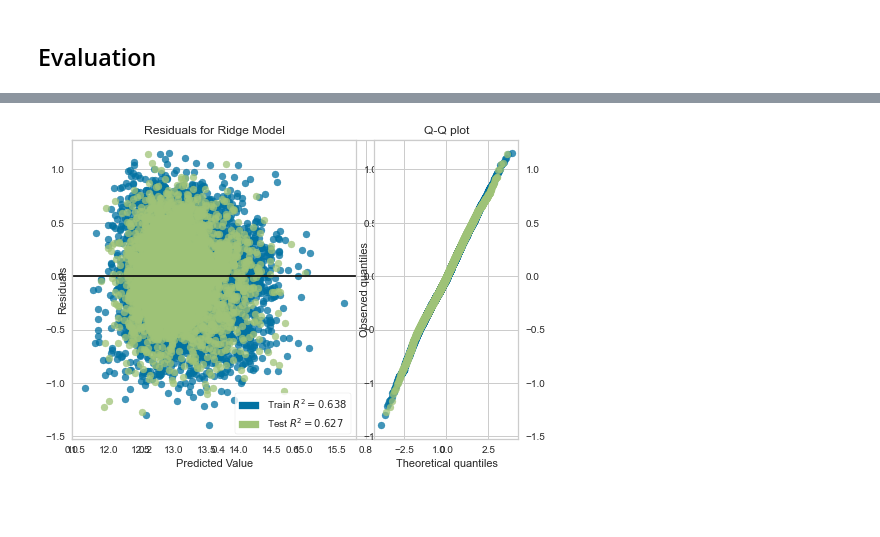
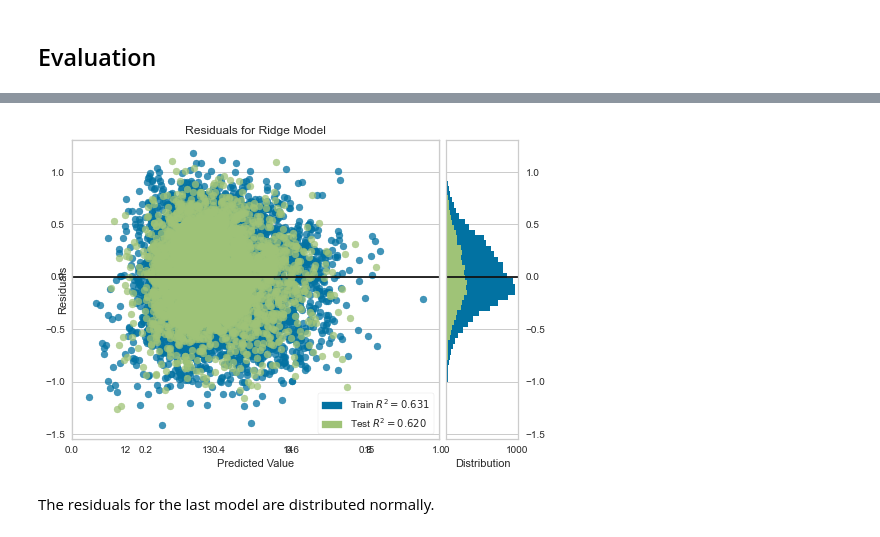
Before and after one commit to jonnyhof/kings_county_housing_analysis, a Jupyter notebook: tosca_king_county_housing_analysis.ipynb, the cells around one changed output, grey strips where cells are left out. Drawn from its saved outputs; the diff is of its cells as text; code cells hidden in the pictures; blank space fills up the shorter version.

```diff
--- a/tosca_king_county_housing_analysis.ipynb
+++ b/tosca_king_county_housing_analysis.ipynb
@@ -608,0 +704,10 @@ X_test_scaled = scaler.transform(for_df_test)
+# %%
+fir_df_scaled = pd.DataFrame(ct.fit_transform(fir_df), columns=fir_cols)
+# %%
+cond_dummies = pd.get_dummies(fir_df_scaled['condition'], prefix='cond', drop_first=True)
+grd_dummies = pd.get_dummies(fir_df_scaled['grade'], prefix='grd', drop_first=True)
+# %%
+fir_df_scaled = fir_df_scaled.drop(['condition', 'grade'], axis=1)
+
+fir_df_scaled = pd.concat([fir_df_scaled, cond_dummies, grd_dummies], axis=1)
+fir_df_scaled.head()
@@ -638,8 +774,8 @@ OLS Regression Results
 Notes:
 [1] Standard Errors assume that the covariance matrix of the errors is correctly specified.
 # %%
-lr = LinearRegression()
+four_lr = LinearRegression()
 
-lr.fit(for_X_scaled, y_train)
+four_lr.fit(fir_df_scaled, y_train)
 # %% [output]
 LinearRegression()
@@ -721,14 +835,16 @@ ValueError: x and y must be the same size
 # %%
 from sklearn.linear_model import Ridge
 from yellowbrick.datasets import load_concrete
 from yellowbrick.regressor import ResidualsPlot
 
-model_four = Ridge()
-visualizer = ResidualsPlot(model_four)
+rp = Ridge()
+visualizer = ResidualsPlot(rp)
 
-visualizer = ResidualsPlot(model_four, hist=False, qqplot=True)
-visualizer.fit(for_df, y_train)
-visualizer.score(for_df_test, y_test)
+visualizer = ResidualsPlot(rp, hist=True, qqplot=False)
+visualizer.fit(fir_df, y_train)
+visualizer.score(fir_df_test, y_test)
 visualizer.show();
 # %% [output]
-[figure, old version]
+[figure, new version]
+# %% [markdown]
+The residuals for the last model are distributed normally.
```
Also changed, not shown: parts of 89 cells of this notebook.
